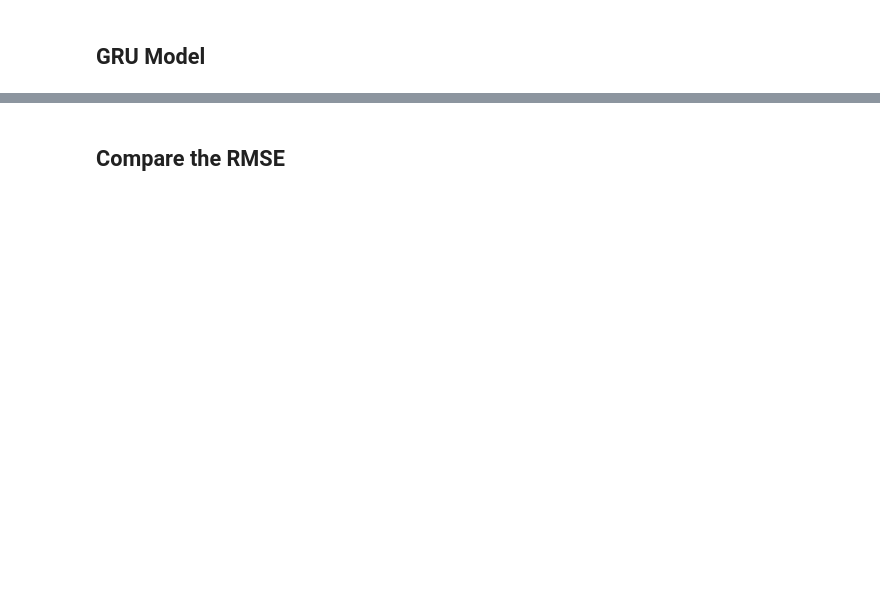
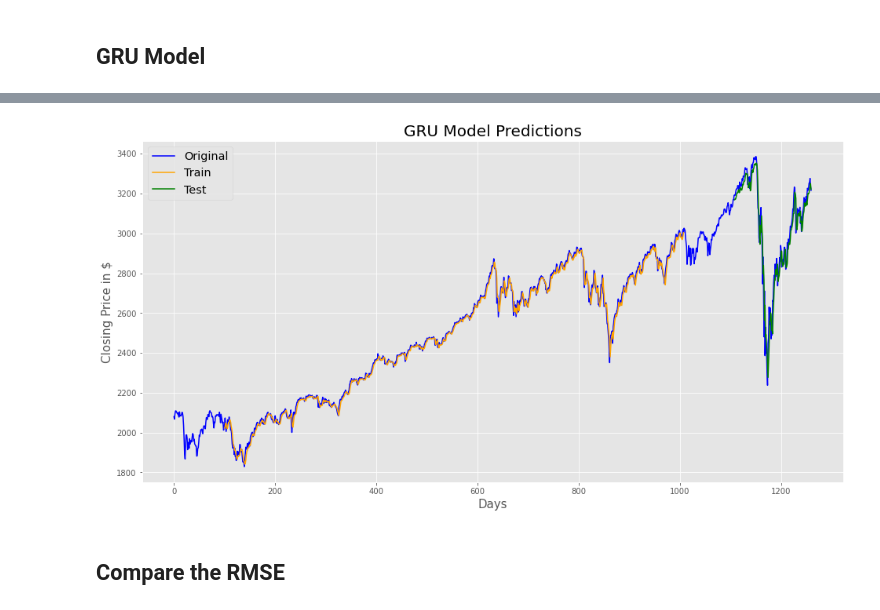
Before and after one commit to plolla/Stock-Price-Prediction, a Jupyter notebook: Stock Price Prediction.ipynb, the cells around one changed output, grey strips where cells are left out. Saved outputs shown, nothing was run; the diff lists cells and outputs as text; code cells hidden in the pictures; blank space fills up the shorter version.

```diff
--- a/Stock Price Prediction.ipynb
+++ b/Stock Price Prediction.ipynb
@@ -385,13 +433,15 @@ test_pred_gru.index = test_pred_gru.index + train_pred_lstm.shape[0] + time_step
 # %%
 plt.figure(1, figsize = (16,8))
 plt.plot(sp500['Close'].reset_index(drop = True), c = 'blue')
 plt.plot(train_pred_gru, c = 'orange')
 plt.plot(test_pred_gru, c = 'green')
 plt.xlabel('Days', fontsize = 15)
 plt.ylabel('Closing Price in $', fontsize = 15)
-plt.title('LSTM Model Predictions', fontsize = 20)
+plt.title('GRU Model Predictions', fontsize = 20)
 plt.legend(['Original', 'Train', 'Test'], fontsize = 'x-large')
 plt.show()
+# %% [output]
+[figure, added]
 # %% [markdown]
 ## Compare the RMSE
 # %%
```
Also changed, not shown: parts of 14 cells of this notebook.
